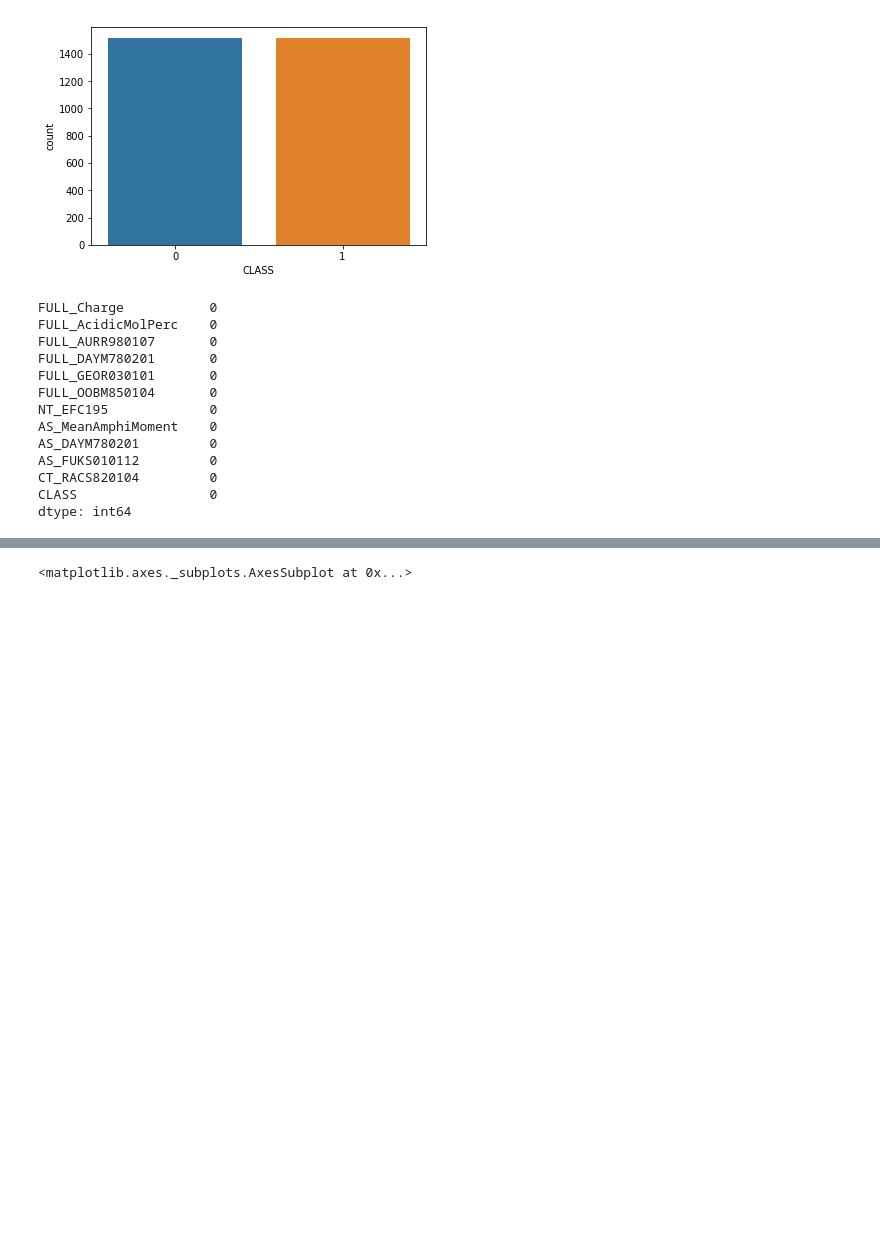
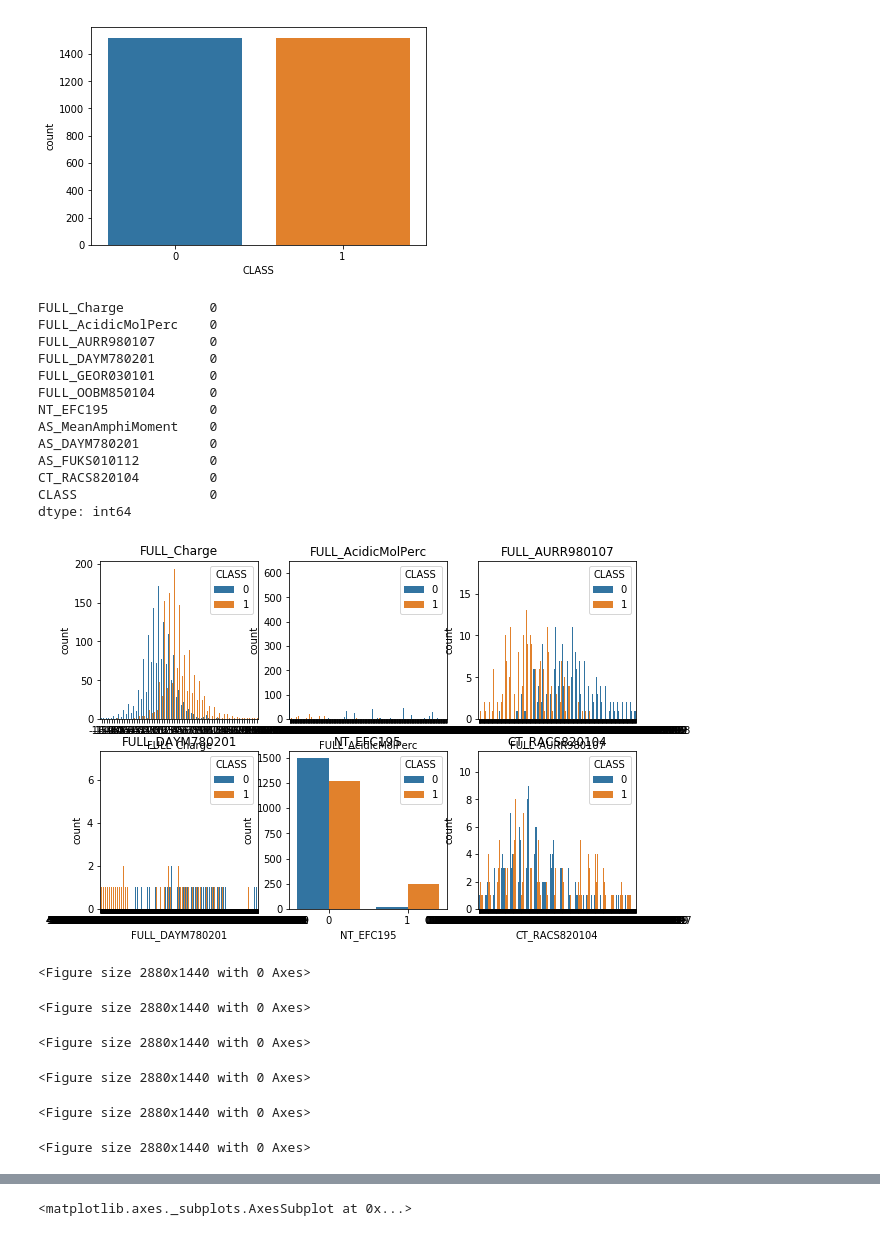
Before and after one commit to atwine/ace-class-notes, a Jupyter notebook: Assignment Colab/lwasampijja-baker.ipynb, the cells around one changed output, grey strips where cells are left out. Cells and saved outputs as stored; diff of their text form; code cells hidden in the pictures; blank space fills up the shorter version.

```diff
--- a/Assignment Colab/lwasampijja-baker.ipynb
+++ b/Assignment Colab/lwasampijja-baker.ipynb
@@ -100,6 +100,36 @@ AS_FUKS010112         0
 CT_RACS820104         0
 CLASS                 0
 dtype: int64
+# %%
+# Visualize the count of class for columns 'FULL_Charge', 'FULL_AcidicMolPerc', 'FULL_AURR980107', 'FULL_DAYM780201', 'NT_EFC195 ', 'CT_RACS820104'
+cols = ['FULL_Charge', 'FULL_AcidicMolPerc', 'FULL_AURR980107', 'FULL_DAYM780201', 'NT_EFC195', 'CT_RACS820104']
+
+n_rows = 2
+n_cols = 3
+
+#Number of rows/columns of the subplot grid and the figure size of each graph
+#NOTE: This returns a Figure (fig) and an Axes Object (axs)
+fig, axs = plt.subplots(n_rows, n_cols, figsize=(n_cols*3.2,n_rows*3.2))
+
+for r in range(0,n_rows):
+    for c in range(0,n_cols):
+
+        i = r*n_cols+ c #index to go through the number of columns
+        ax = axs[r][c] #Show where to position each subplot
+        plt.figure(figsize=(40,20))  #This is used to change the size of the figure
+        sns.countplot(df[cols[i]], hue=df["CLASS"], ax=ax)
+        ax.set_title(cols[i])
+        ax.legend(title="CLASS", loc='upper right')
+
+plt.tight_layout()   #tight_layout automatically adjusts subplot params so that the subplot(s) fits in to the figure area
+# %% [output]
+[figure, added]
+<Figure size 2880x1440 with 0 Axes>
+<Figure size 2880x1440 with 0 Axes>
+<Figure size 2880x1440 with 0 Axes>
+<Figure size 2880x1440 with 0 Axes>
+<Figure size 2880x1440 with 0 Axes>
+<Figure size 2880x1440 with 0 Axes>
 # %%
 #Correlations or influence between the attributes
 df.corr()
```
Also changed, not shown: parts of 3 cells of this notebook.
